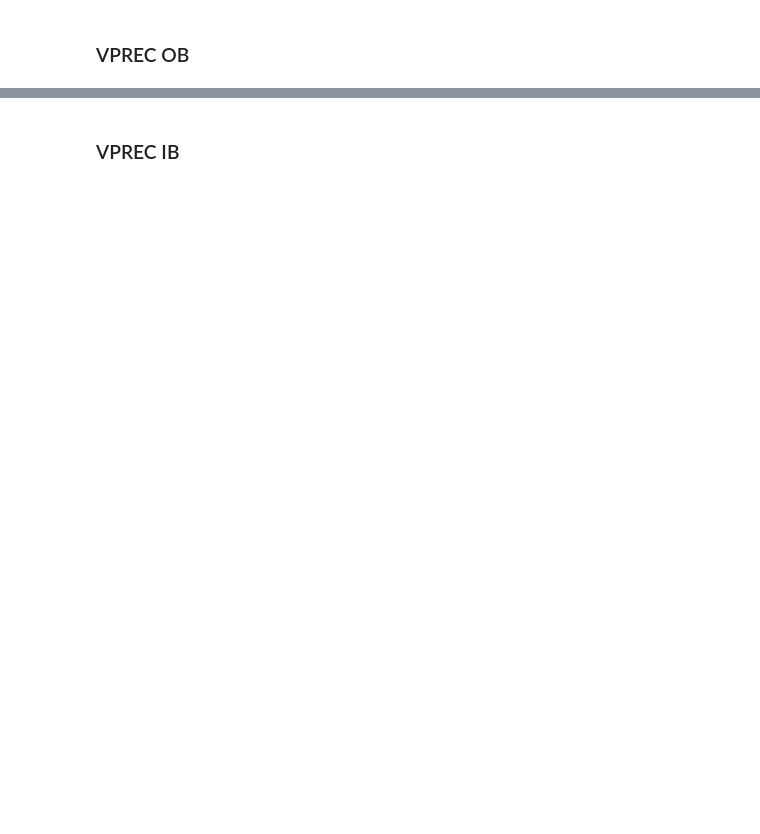
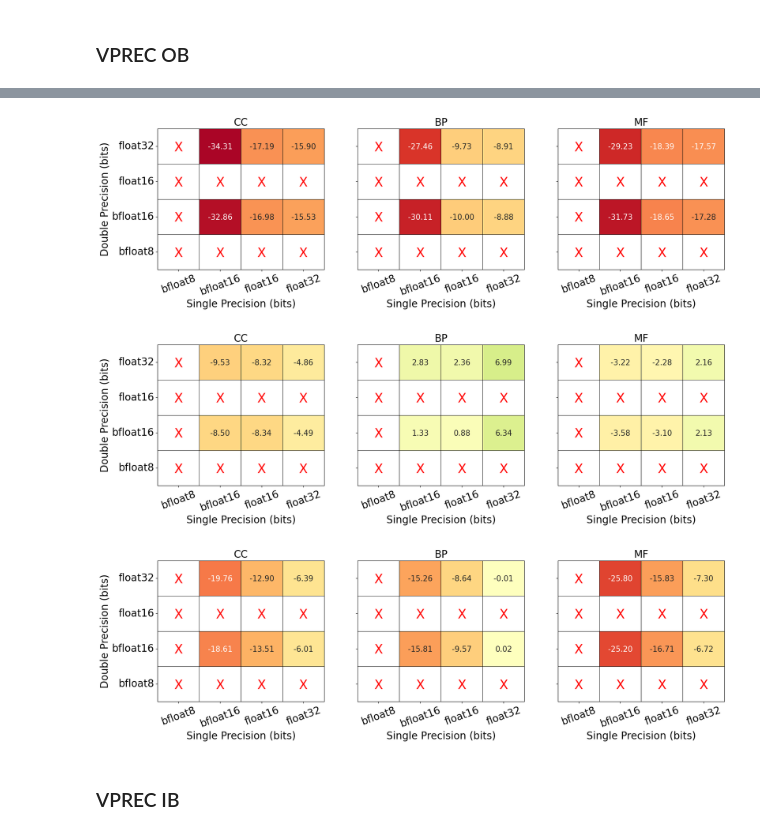
Before and after one commit to InesGP/deepgoplus-stability, a Jupyter notebook: Verrou TF Reduced.ipynb, the cells around one changed output, grey strips where cells are left out. Drawn from its saved outputs; the diff is of its cells as text; code cells hidden in the pictures; blank space fills up the shorter version.

```diff
--- a/Verrou TF Reduced.ipynb
+++ b/Verrou TF Reduced.ipynb
@@ -279,2 +420,54 @@ plt.savefig('reduced_combo_ob.png', bbox_inches ="tight")
+# %%
+for m in ['smin', 'fmax', 'aupr']:
+    fig, ax = plt.subplots(1,3,squeeze=False, figsize=(20,5), sharey=True)
+    for num, ont in enumerate(['cc', 'bp', 'mf']):
+        df = pd.DataFrame(heatmap[ont][m]).pivot(index='double', columns='float', values='value')
+
+        annot_df = df.map(lambda f: f'{f:.2f}')
+        sns.heatmap(
+            np.where(df.isna(), 0, np.nan),
+            ax=ax[0, num],
+            cbar=False,
+            annot=np.full_like(df, "X", dtype=object),
+            fmt="",
+            annot_kws={"size": 25, "va": "center_baseline", "color": "red"},
+            cmap=ListedColormap(['none']),
+            linewidth=.50)
+        s = sns.heatmap(
+            df,
+            ax=ax[0, num],
+            cbar=False,
+            annot=annot_df,
+            fmt="",
+            annot_kws={"size": 15, "va": "center_baseline"},
+            cmap=asym_cmap,
+            linewidth=0.5,
+            linecolor="black",
+            vmin=-35,
+            vmax=7,
+            cbar_kws={"orientation": "horizontal"}
+        )
+
+        for _, spine in s.spines.items():
+            spine.set_visible(True)
+
+        s.set_xlabel('Single Precision (bits)', fontsize=20)
+        if num == 0:
+            s.set_ylabel('Double Precision (bits)', fontsize=20)
+        else: s.set_ylabel("")
+        s.set_title(f"{ont.upper()}", fontsize=20)
+        s.set_yticklabels(['bfloat8','bfloat16','float16','float32'], size = 20, rotation=0)
+        s.invert_yaxis()
+        s.set_xticklabels(['bfloat8','bfloat16','float16','float32'], size = 20, rotation=20)
+
+        plt.savefig(f'ob_reduced_{m}_heatmap.pdf', bbox_inches='tight', pad_inches=0.2)
+
+#     break
+
+plt.show()
+# %% [output]
+[figure, added]
+[figure, added]
+[figure, added]
 # %% [markdown]
 ### VPREC IB
```
Also changed, not shown: parts of 8 cells of this notebook.
